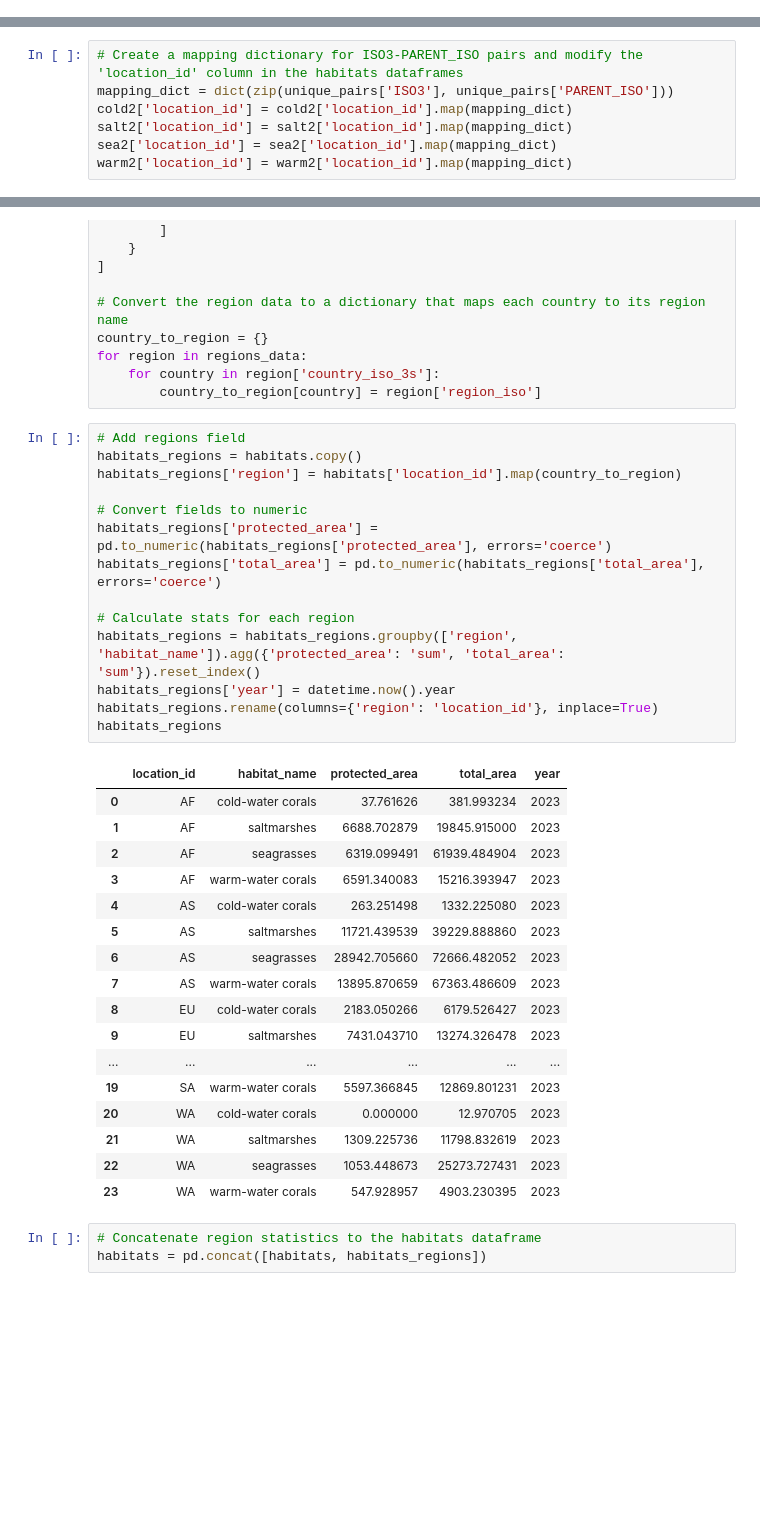
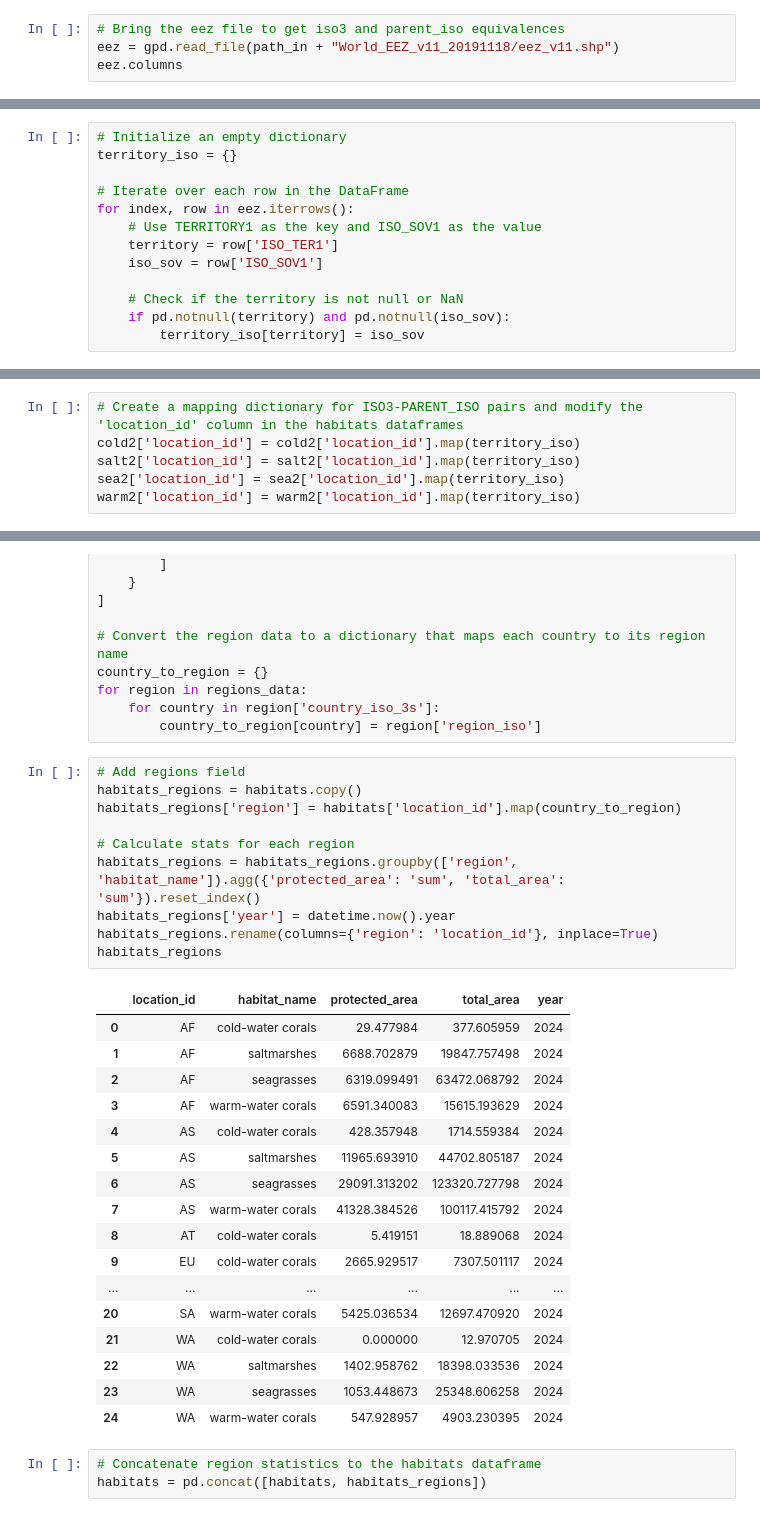
Before and after one commit to Vizzuality/skytruth-30x30, a Jupyter notebook: data/notebooks/habitats.ipynb, the cells around one changed output, grey strips where cells are left out. Cells and saved outputs as stored; diff of their text form; blank space fills up the shorter version.

```diff
--- a/data/notebooks/habitats.ipynb
+++ b/data/notebooks/habitats.ipynb
@@ -47,0 +39,4 @@ unique_pairs = wdpa[['ISO3', 'PARENT_ISO']].drop_duplicates()
+# %%
+# Bring the eez file to get iso3 and parent_iso equivalences
+eez = gpd.read_file(path_in + "World_EEZ_v11_20191118/eez_v11.shp")
+eez.columns
@@ -47,0 +51,13 @@ unique_pairs = wdpa[['ISO3', 'PARENT_ISO']].drop_duplicates()
+# %%
+# Initialize an empty dictionary
+territory_iso = {}
+
+# Iterate over each row in the DataFrame
+for index, row in eez.iterrows():
+    # Use TERRITORY1 as the key and ISO_SOV1 as the value
+    territory = row['ISO_TER1']
+    iso_sov = row['ISO_SOV1']
+
+    # Check if the territory is not null or NaN
+    if pd.notnull(territory) and pd.notnull(iso_sov):
+        territory_iso[territory] = iso_sov
@@ -48,7 +69,6 @@ unique_pairs = wdpa[['ISO3', 'PARENT_ISO']].drop_duplicates()
 # %%
 # Create a mapping dictionary for ISO3-PARENT_ISO pairs and modify the 'location_id' column in the habitats dataframes
-mapping_dict = dict(zip(unique_pairs['ISO3'], unique_pairs['PARENT_ISO']))
-cold2['location_id'] = cold2['location_id'].map(mapping_dict)
-salt2['location_id'] = salt2['location_id'].map(mapping_dict)
-sea2['location_id'] = sea2['location_id'].map(mapping_dict)
-warm2['location_id'] = warm2['location_id'].map(mapping_dict)
+cold2['location_id'] = cold2['location_id'].map(territory_iso)
+salt2['location_id'] = salt2['location_id'].map(territory_iso)
+sea2['location_id'] = sea2['location_id'].map(territory_iso)
+warm2['location_id'] = warm2['location_id'].map(territory_iso)
@@ -192,35 +223,31 @@ for region in regions_data:
 # %%
 # Add regions field
 habitats_regions = habitats.copy()
 habitats_regions['region'] = habitats['location_id'].map(country_to_region)
-
-# Convert fields to numeric
-habitats_regions['protected_area'] = pd.to_numeric(habitats_regions['protected_area'], errors='coerce')
-habitats_regions['total_area'] = pd.to_numeric(habitats_regions['total_area'], errors='coerce')
 
 # Calculate stats for each region
 habitats_regions = habitats_regions.groupby(['region', 'habitat_name']).agg({'protected_area': 'sum', 'total_area': 'sum'}).reset_index()
 habitats_regions['year'] = datetime.now().year
 habitats_regions.rename(columns={'region': 'location_id'}, inplace=True)
 habitats_regions
 # %% [output]
 |  | location_id | habitat_name | protected_area | total_area | year |
-| 0 | AF | cold-water corals | 37.761626 | 381.993234 | 2023 |
-| 1 | AF | saltmarshes | 6688.702879 | 19845.915000 | 2023 |
-| 2 | AF | seagrasses | 6319.099491 | 61939.484904 | 2023 |
-| 3 | AF | warm-water corals | 6591.340083 | 15216.393947 | 2023 |
-| 4 | AS | cold-water corals | 263.251498 | 1332.225080 | 2023 |
-| 5 | AS | saltmarshes | 11721.439539 | 39229.888860 | 2023 |
-| 6 | AS | seagrasses | 28942.705660 | 72666.482052 | 2023 |
-| 7 | AS | warm-water corals | 13895.870659 | 67363.486609 | 2023 |
-| 8 | EU | cold-water corals | 2183.050266 | 6179.526427 | 2023 |
-| 9 | EU | saltmarshes | 7431.043710 | 13274.326478 | 2023 |
+| 0 | AF | cold-water corals | 29.477984 | 377.605959 | 2024 |
+| 1 | AF | saltmarshes | 6688.702879 | 19847.757498 | 2024 |
+| 2 | AF | seagrasses | 6319.099491 | 63472.068792 | 2024 |
+| 3 | AF | warm-water corals | 6591.340083 | 15615.193629 | 2024 |
+| 4 | AS | cold-water corals | 428.357948 | 1714.559384 | 2024 |
+| 5 | AS | saltmarshes | 11965.693910 | 44702.805187 | 2024 |
+| 6 | AS | seagrasses | 29091.313202 | 123320.727798 | 2024 |
+| 7 | AS | warm-water corals | 41328.384526 | 100117.415792 | 2024 |
+| 8 | AT | cold-water corals | 5.419151 | 18.889068 | 2024 |
+| 9 | EU | cold-water corals | 2665.929517 | 7307.501117 | 2024 |
 | ... | ... | ... | ... | ... | ... |
-| 19 | SA | warm-water corals | 5597.366845 | 12869.801231 | 2023 |
-| 20 | WA | cold-water corals | 0.000000 | 12.970705 | 2023 |
-| 21 | WA | saltmarshes | 1309.225736 | 11798.832619 | 2023 |
-| 22 | WA | seagrasses | 1053.448673 | 25273.727431 | 2023 |
-| 23 | WA | warm-water corals | 547.928957 | 4903.230395 | 2023 |
+| 20 | SA | warm-water corals | 5425.036534 | 12697.470920 | 2024 |
+| 21 | WA | cold-water corals | 0.000000 | 12.970705 | 2024 |
+| 22 | WA | saltmarshes | 1402.958762 | 18398.033536 | 2024 |
+| 23 | WA | seagrasses | 1053.448673 | 25348.606258 | 2024 |
+| 24 | WA | warm-water corals | 547.928957 | 4903.230395 | 2024 |
 # %%
 # Concatenate region statistics to the habitats dataframe
 habitats = pd.concat([habitats, habitats_regions])
```
Also changed, not shown: parts of 35 cells of this notebook.
